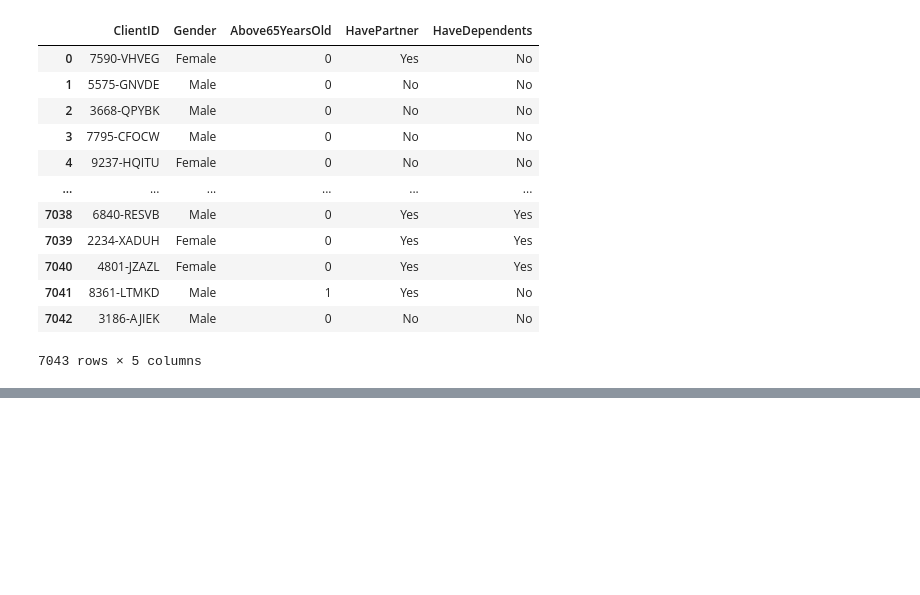
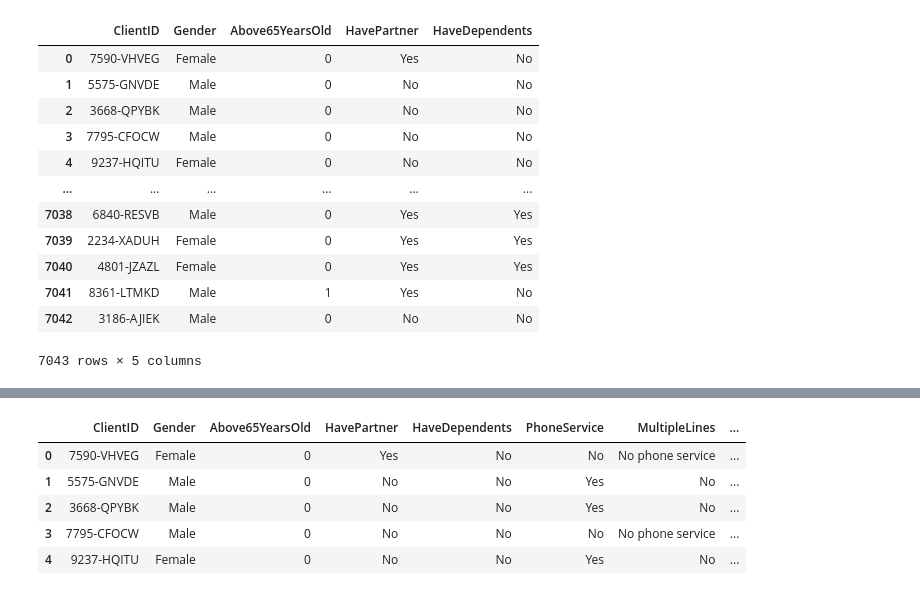
Before and after one commit to imnotannamaria/ia-ead-pandas, a Jupyter notebook: eda_churn.ipynb, the cells around one changed output, grey strips where cells are left out. Saved outputs shown, nothing was run; the diff lists cells and outputs as text; code cells hidden in the pictures; blank space fills up the shorter version.

Commit message:
Merging dataframes

```diff
--- a/eda_churn.ipynb
+++ b/eda_churn.ipynb
@@ -243,0 +260,6 @@ df_customers
+# %%
+# Rename columns
+df_services.rename(columns={'customerID': 'ClientID'}, inplace=True)
+# %%
+# Mearning customers and services
+df_temp = df_customers.merge(df_services, on=['ClientID'])
@@ -243,0 +286,9 @@ df_customers
+# %%
+df_temp.head(5)
+# %% [output]
+|  | ClientID | Gender | Above65YearsOld | HavePartner | HaveDependents | PhoneService | MultipleLines | ... |
+| 0 | 7590-VHVEG | Female | 0 | Yes | No | No | No phone service | ... |
+| 1 | 5575-GNVDE | Male | 0 | No | No | Yes | No | ... |
+| 2 | 3668-QPYBK | Male | 0 | No | No | Yes | No | ... |
+| 3 | 7795-CFOCW | Male | 0 | No | No | No | No phone service | ... |
+| 4 | 9237-HQITU | Female | 0 | No | No | Yes | No | ... |
```
Also changed, not shown: parts of 12 cells of this notebook, 1 other file.
